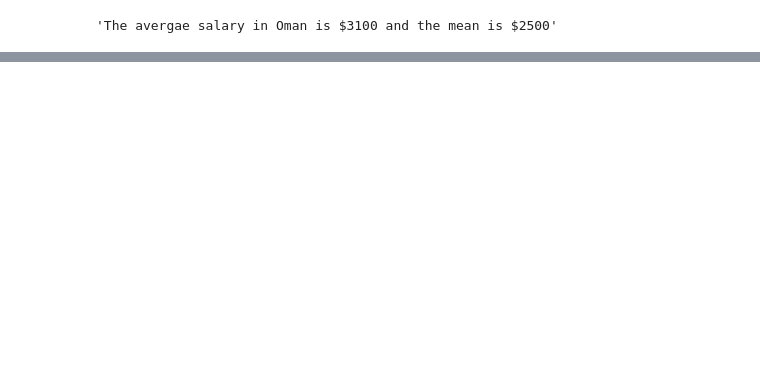
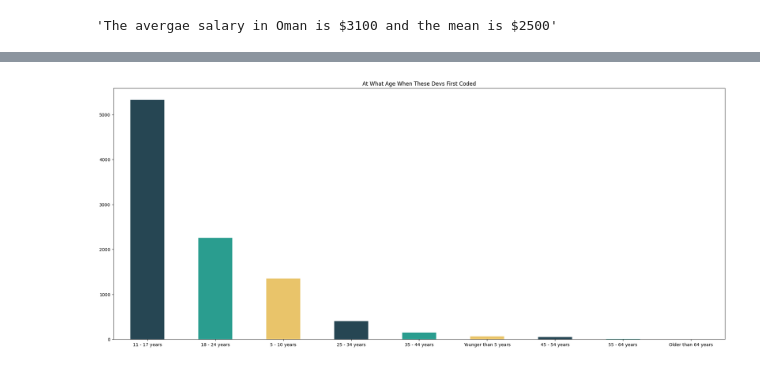
Before and after one commit to muhammadanas0716/Data-Science-Projects---EDA, a Jupyter notebook: 14. StackOverFlow Survey 2021 - Analysis/Stackoverflow_Developer_Survey_2021_Analysis.ipynb, the cells around one changed output, grey strips where cells are left out. Saved outputs shown, nothing was run; the diff lists cells and outputs as text; code cells hidden in the pictures; blank space fills up the shorter version.

```diff
--- a/14. StackOverFlow Survey 2021 - Analysis/Stackoverflow_Developer_Survey_2021_Analysis.ipynb
+++ b/14. StackOverFlow Survey 2021 - Analysis/Stackoverflow_Developer_Survey_2021_Analysis.ipynb
@@ -289,0 +315,19 @@ get_salary("Oman")
+# %%
+# At What Age When These Devs First Coded
+# Set Figure Size
+plt.figure(figsize=(20,10), dpi=100)
+
+# Set Title
+plt.title("At What Age When These Devs First Coded")
+
+# Plot
+survey_df["Age1stCode"].value_counts().plot(kind="bar", color=["#264653", "#2a9d8f", "#e9c46a"])
+
+# Show
+plt.tight_layout()
+plt.xticks(rotation=360)
+plt.show()
+
+# Analysis - Most of the devs coded their first line of code when they were of ages between 11-17, followed by 18-24.
+# %% [output]
+[figure, added]
```
Also changed, not shown: parts of 21 cells of this notebook.
